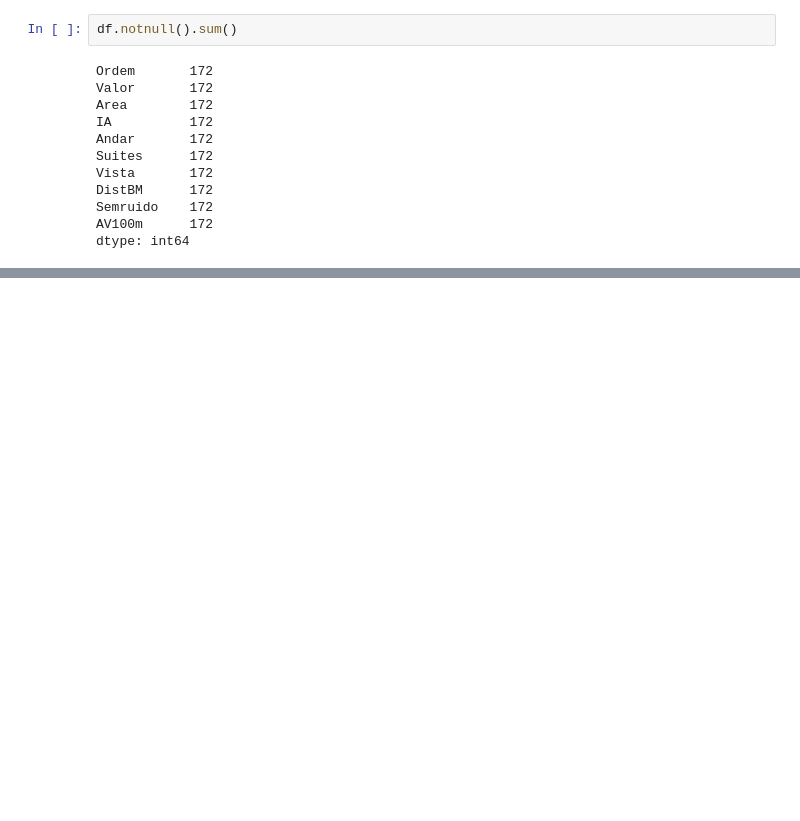
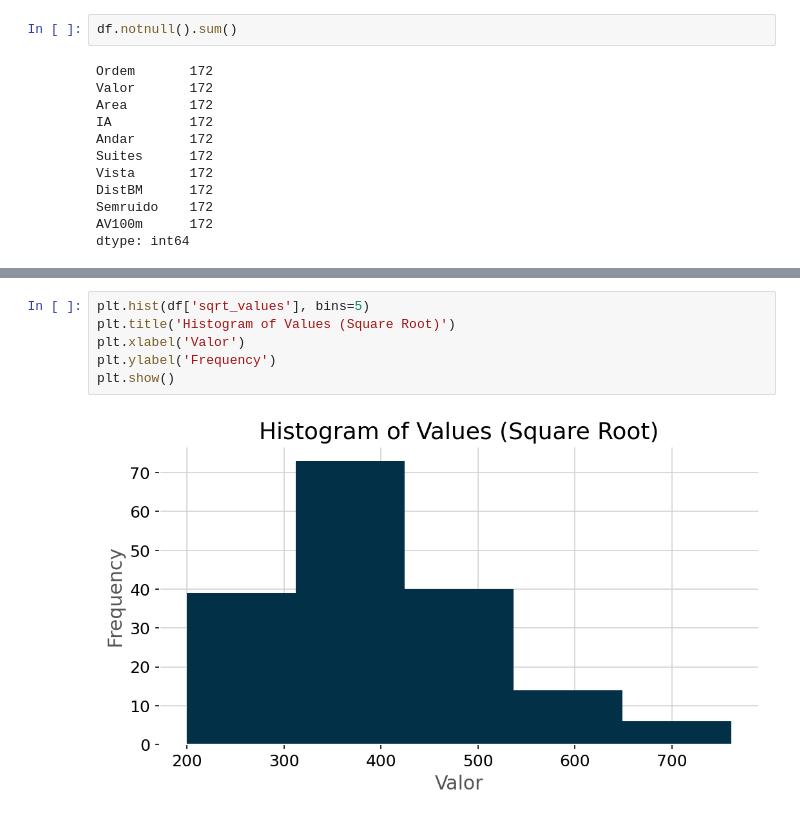
Before and after one commit to janainacazuza/Data-Analytics-FIAP-Pos-Thech, a Jupyter notebook: fase_02/notebooks/exploration/01_Featuring.ipynb, the cells around one changed output, grey strips where cells are left out. Cells and saved outputs as stored; diff of their text form; blank space fills up the shorter version.

```diff
--- a/fase_02/notebooks/exploration/01_Featuring.ipynb
+++ b/fase_02/notebooks/exploration/01_Featuring.ipynb
@@ -319,0 +342,8 @@ np.int64(0)
+# %%
+plt.hist(df['sqrt_values'], bins=5)
+plt.title('Histogram of Values (Square Root)')
+plt.xlabel('Valor')
+plt.ylabel('Frequency')
+plt.show()
+# %% [output]
+[figure, added]
```
Also changed, not shown: parts of 35 cells of this notebook, 1 other file.
